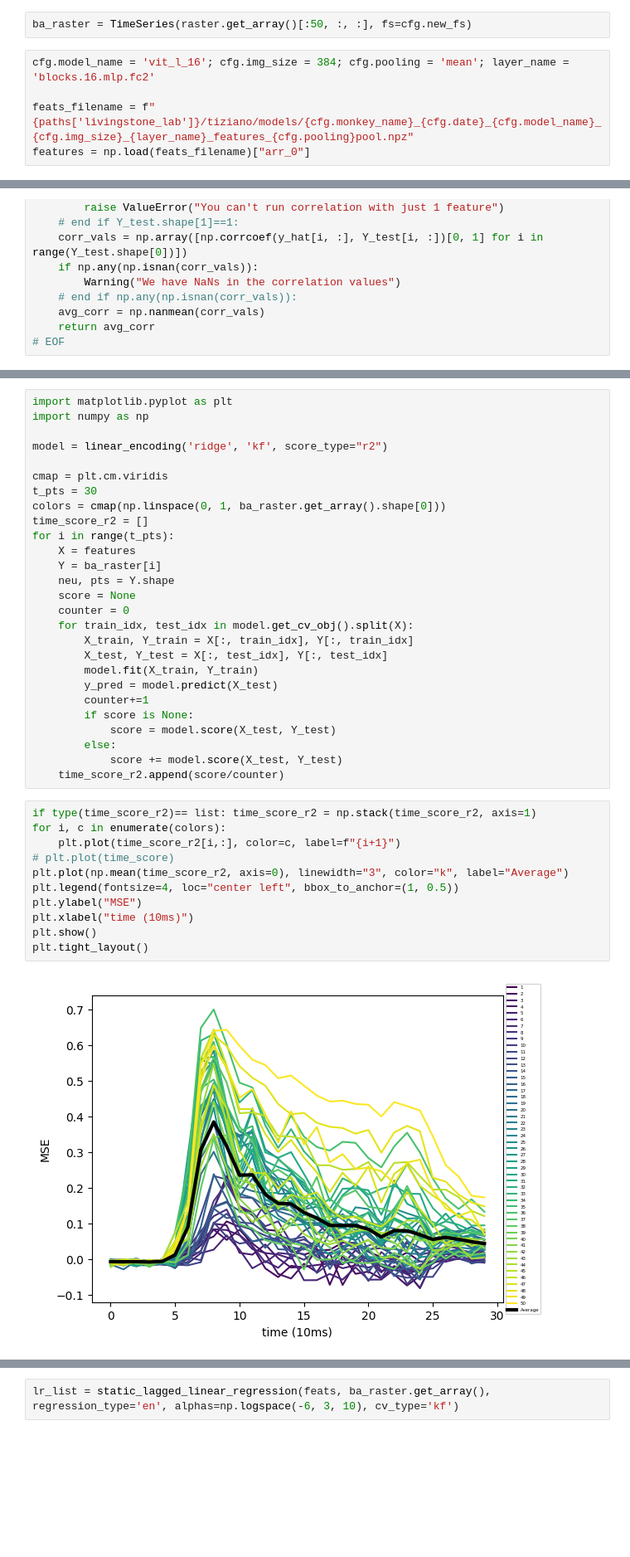
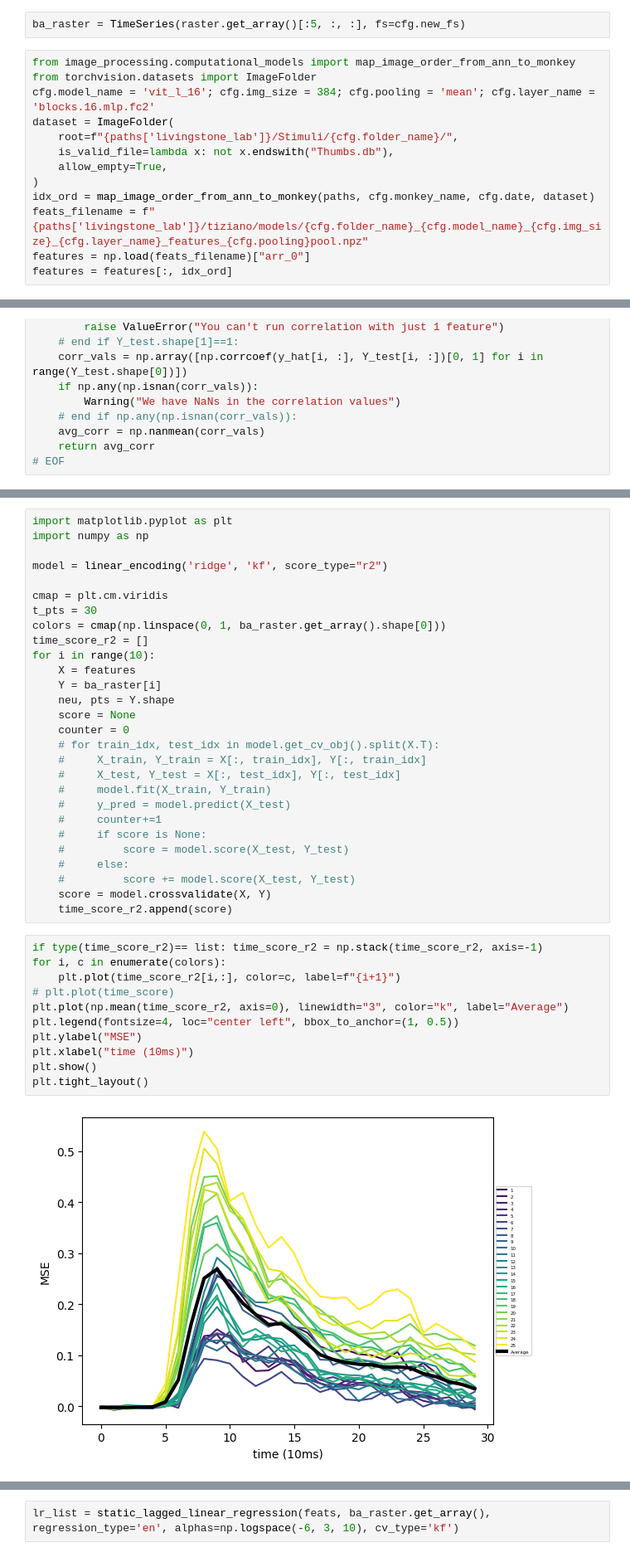
Before and after one commit to TizianoCausin01/useful_stuff, a Jupyter notebook: python_scripts/scripts/regression_oop_dev.ipynb, the cells around one changed output, grey strips where cells are left out. Shown at 83% size. Drawn from its saved outputs; the diff is of its cells as text; blank space fills up the shorter version.

```diff
--- a/python_scripts/scripts/regression_oop_dev.ipynb
+++ b/python_scripts/scripts/regression_oop_dev.ipynb
@@ -27,12 +25,20 @@ cfg = Cfg()
 # %%
 raster = load_img_natraster(paths, cfg.monkey_name, cfg.date, new_fs=cfg.new_fs)
 # %%
-ba_raster = TimeSeries(raster.get_array()[:50, :, :], fs=cfg.new_fs)
+ba_raster = TimeSeries(raster.get_array()[:5, :, :], fs=cfg.new_fs)
 # %%
-cfg.model_name = 'vit_l_16'; cfg.img_size = 384; cfg.pooling = 'mean'; layer_name = 'blocks.16.mlp.fc2'
-
-feats_filename = f"{paths['livingstone_lab']}/tiziano/models/{cfg.monkey_name}_{cfg.date}_{cfg.model_name}_{cfg.img_size}_{layer_name}_features_{cfg.pooling}pool.npz"
+from image_processing.computational_models import map_image_order_from_ann_to_monkey
+from torchvision.datasets import ImageFolder
+cfg.model_name = 'vit_l_16'; cfg.img_size = 384; cfg.pooling = 'mean'; cfg.layer_name = 'blocks.16.mlp.fc2'
+dataset = ImageFolder(
+    root=f"{paths['livingstone_lab']}/Stimuli/{cfg.folder_name}/",
+    is_valid_file=lambda x: not x.endswith("Thumbs.db"),
+    allow_empty=True,
+)
+idx_ord = map_image_order_from_ann_to_monkey(paths, cfg.monkey_name, cfg.date, dataset)
+feats_filename = f"{paths['livingstone_lab']}/tiziano/models/{cfg.folder_name}_{cfg.model_name}_{cfg.img_size}_{cfg.layer_name}_features_{cfg.pooling}pool.npz"
 features = np.load(feats_filename)["arr_0"]
+features = features[:, idx_ord]
 # %%
 from sklearn.linear_model import LinearRegression, RidgeCV, MultiTaskLassoCV, MultiTaskElasticNetCV
 from sklearn.model_selection import KFold, LeaveOneOut
@@ -184,36 +217,37 @@ cmap = plt.cm.viridis
 t_pts = 30
 colors = cmap(np.linspace(0, 1, ba_raster.get_array().shape[0]))
 time_score_r2 = []
-for i in range(t_pts):
+for i in range(10):
     X = features
     Y = ba_raster[i]
     neu, pts = Y.shape
     score = None
     counter = 0
-    for train_idx, test_idx in model.get_cv_obj().split(X):
-        X_train, Y_train = X[:, train_idx], Y[:, train_idx]
-        X_test, Y_test = X[:, test_idx], Y[:, test_idx]
-        model.fit(X_train, Y_train)
-        y_pred = model.predict(X_test)
-        counter+=1
-        if score is None:
-            score = model.score(X_test, Y_test)
-        else:
-            score += model.score(X_test, Y_test)
-    time_score_r2.append(score/counter)
+    # for train_idx, test_idx in model.get_cv_obj().split(X.T):
+    #     X_train, Y_train = X[:, train_idx], Y[:, train_idx]
+    #     X_test, Y_test = X[:, test_idx], Y[:, test_idx]
+    #     model.fit(X_train, Y_train)
+    #     y_pred = model.predict(X_test)
+    #     counter+=1
+    #     if score is None:
+    #         score = model.score(X_test, Y_test)
+    #     else:
+    #         score += model.score(X_test, Y_test)
+    score = model.crossvalidate(X, Y)
+    time_score_r2.append(score)
 # %%
-if type(time_score_r2)== list: time_score_r2 = np.stack(time_score_r2, axis=1)
+if type(time_score_r2)== list: time_score_r2 = np.stack(time_score_r2, axis=-1)
 for i, c in enumerate(colors):
     plt.plot(time_score_r2[i,:], color=c, label=f"{i+1}")
 # plt.plot(time_score)
 plt.plot(np.mean(time_score_r2, axis=0), linewidth="3", color="k", label="Average")
 plt.legend(fontsize=4, loc="center left", bbox_to_anchor=(1, 0.5))
 plt.ylabel("MSE")
 plt.xlabel("time (10ms)")
 plt.show()
 plt.tight_layout()
 # %% [output]
-[figure, old version]
+[figure, new version]
 <Figure size 640x480 with 0 Axes>
 # %%
 import matplotlib.pyplot as plt
```
Also changed, not shown: parts of 25 cells of this notebook.
